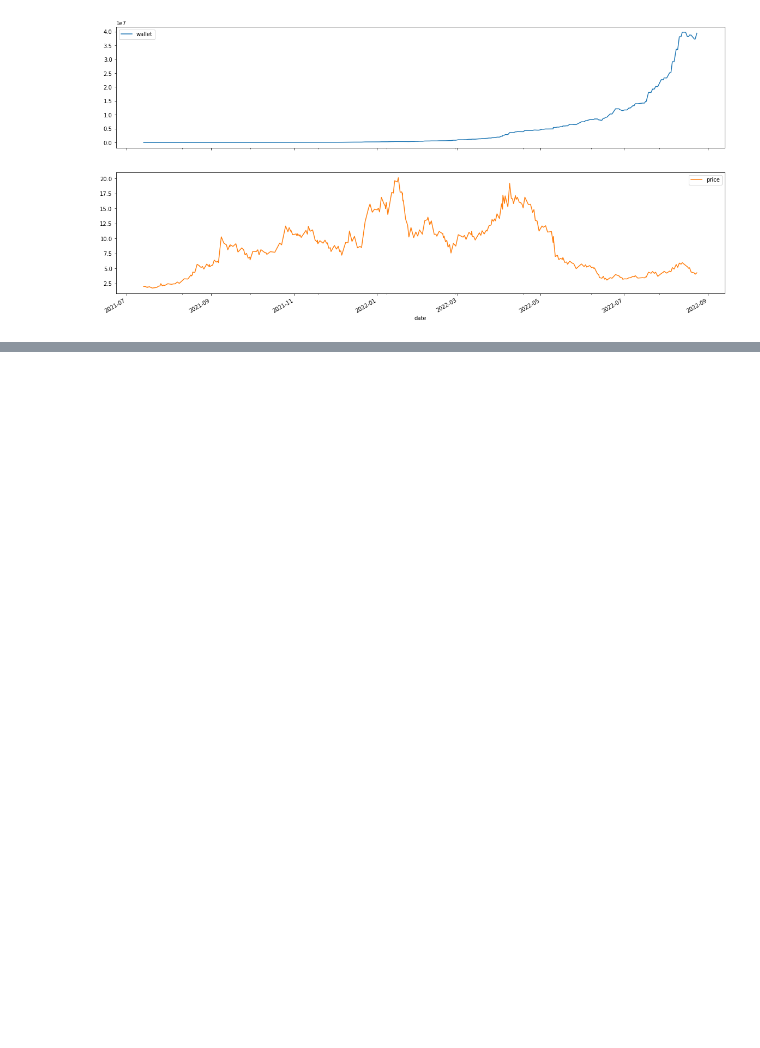
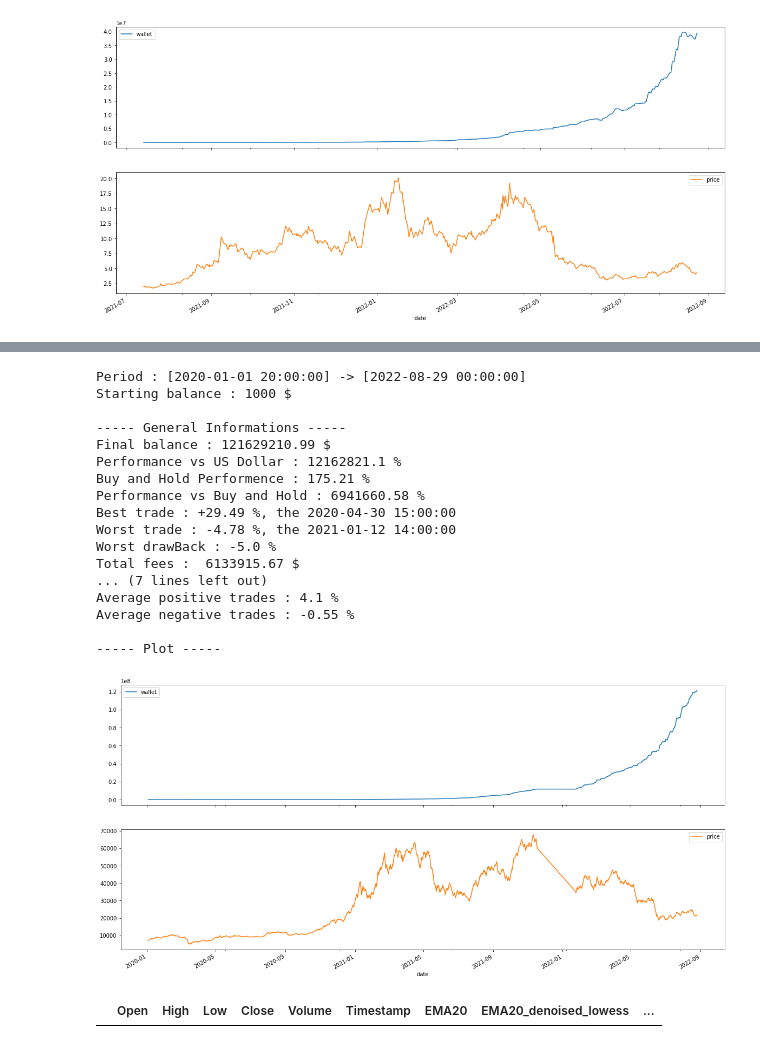
Before and after one commit to webclinic017/Trading-sandbox, a Jupyter notebook: 20_EMA_strategy.ipynb, the cells around one changed output, grey strips where cells are left out. Drawn from its saved outputs; the diff is of its cells as text; code cells hidden in the pictures; blank space fills up the shorter version.

Commit message:
test filtering

```diff
--- a/20_EMA_strategy.ipynb
+++ b/20_EMA_strategy.ipynb
@@ -43,12 +43,4 @@ def filterData(data, method='savgol')->np.array:
     elif method=='hpf':
         cycle, trend = hpfilter(data,120)
         return trend
-    elif method=='he_e':
-        return explicit_heat_smooth(
-        data,
-        t_end = 2.5)
-    elif method=='he_a':
-        return heat_analytical_smooth(
-        data,
-        3,700)
 # %%
@@ -170,0 +164,10 @@ Average negative trades : -2.18 %
+# %%
+SYMBOL= 'BTC'
+df = loadFromDB(f'../backtest_tools/database/database/KuCoin/1h/{SYMBOL}-USDT.csv')
+df["EMA20"] = ema_indicator(df["Close"], 20)
+df.dropna(inplace=True)
+df['EMA20_denoised'] =filterData(df.EMA20.values,'hpf')
+#savgol_filter(df.EMA20.values, 30, 2, mode='nearest')
+df['EMA20_diff'] = df.EMA20_denoised.diff(1)
+print(df.shape)
+df.head()
@@ -170,0 +183,27 @@ Average negative trades : -2.18 %
+# %%
+def buyCondition(row:pd.Series, previous_row:pd.Series=None)->bool:
+    return True if row.EMA20_diff>0 else False
+
+def sellCondition(row:pd.Series, previous_row:pd.Series=None)->bool:
+    return True if row.EMA20_diff<0 else False
+
+strategyTester(df.iloc[1000:],buyCondition,sellCondition,equity=1000)
+# %% [output]
+Period : [2020-01-01 20:00:00] -> [2022-08-29 00:00:00]
+Starting balance : 1000 $
+
+----- General Informations -----
+Final balance : 121629210.99 $
+Performance vs US Dollar : 12162821.1 %
+Buy and Hold Performence : 175.21 %
+Performance vs Buy and Hold : 6941660.58 %
+Best trade : +29.49 %, the 2020-04-30 15:00:00
+Worst trade : -4.78 %, the 2021-01-12 14:00:00
+Worst drawBack : -5.0 %
+Total fees :  6133915.67 $
+... (7 lines left out)
+Average positive trades : 4.1 %
+Average negative trades : -0.55 %
+
+----- Plot -----
+[figure, added]
@@ -170,0 +213,16 @@ Average negative trades : -2.18 %
+# %%
+df_final = pd.DataFrame()
+for col in df.columns:
+    df_final[col]=np.nan
+
+df_final['EMA20_denoised_lowess'] = np.nan
+df_final['EMA20_denoised_lowess_diff'] = np.nan
+df_final['EMA20_denoised_conv']  = np.nan
+df_final['EMA20_denoised_conv_diff'] = np.nan
+df_final['EMA20_denoised_hpf']  = np.nan
+df_final['EMA20_denoised_hpf_diff']  = np.nan
+df_final['EMA20_denoised_savgol']  = np.nan
+df_final['EMA20_denoised_savgol_diff'] = np.nan
+df_final
+# %% [output]
+|  | Open | High | Low | Close | Volume | Timestamp | EMA20 | EMA20_denoised_lowess | ... |
```
Also changed, not shown: parts of 6 cells of this notebook, 7 other files.
